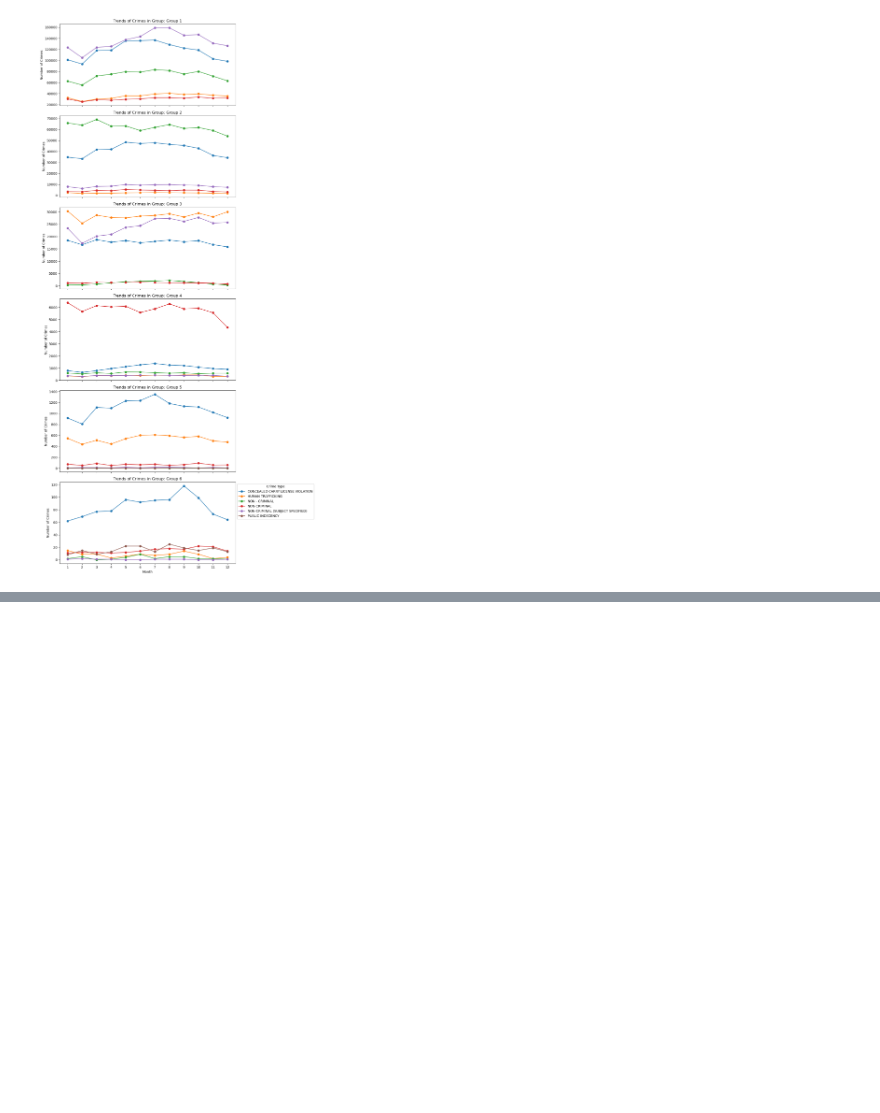
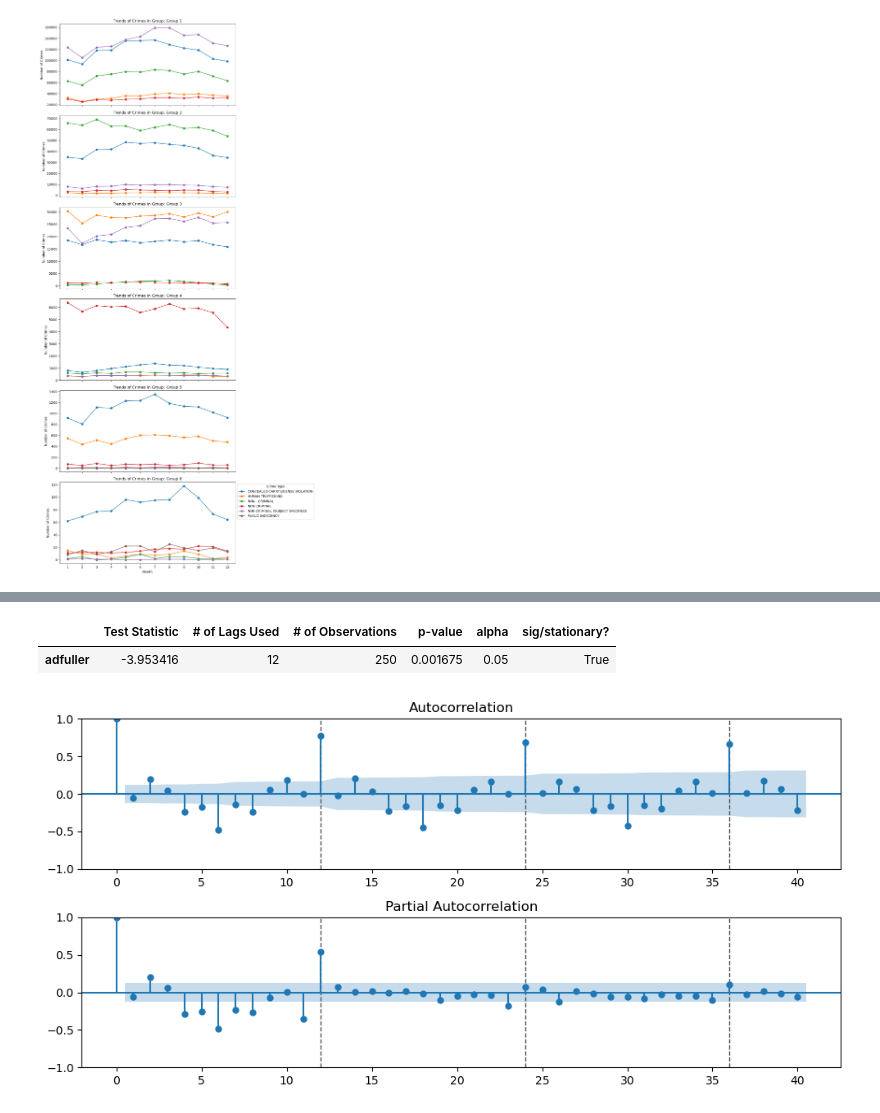
Before and after one commit to amd3897/Chicago-Crime, a Jupyter notebook: Chicago_Crime.ipynb, the cells around one changed output, grey strips where cells are left out. Cells and saved outputs as stored; diff of their text form; code cells hidden in the pictures; blank space fills up the shorter version.

```diff
--- a/Chicago_Crime.ipynb
+++ b/Chicago_Crime.ipynb
@@ -594,0 +780,14 @@ plt.show()
+# %%
+ts_theft_diff = ts_theft.diff().dropna()
+# %%
+get_adfuller_results(ts_theft_diff) # stationarity
+# %% [output]
+|  | Test Statistic | # of Lags Used | # of Observations | p-value | alpha | sig/stationary? |
+| adfuller | -3.953416 | 12 | 250 | 0.001675 | 0.05 | True |
+# %%
+# Use the ACF and PACF plots of stationarity data to estimate initial orders
+plot_acf_pacf(ts_theft_diff, annotate_seas=True, m = 12);
+# ACF gradually decrease and PACF has dramatic decrease for seasonality P = 1, D = 0, Q = 1
+# ACF and PACF gradually decrease for non seasonality p = 1, d = 1, q = 1
+# %% [output]
+[figure, added]
```
Also changed, not shown: parts of 64 cells of this notebook.
